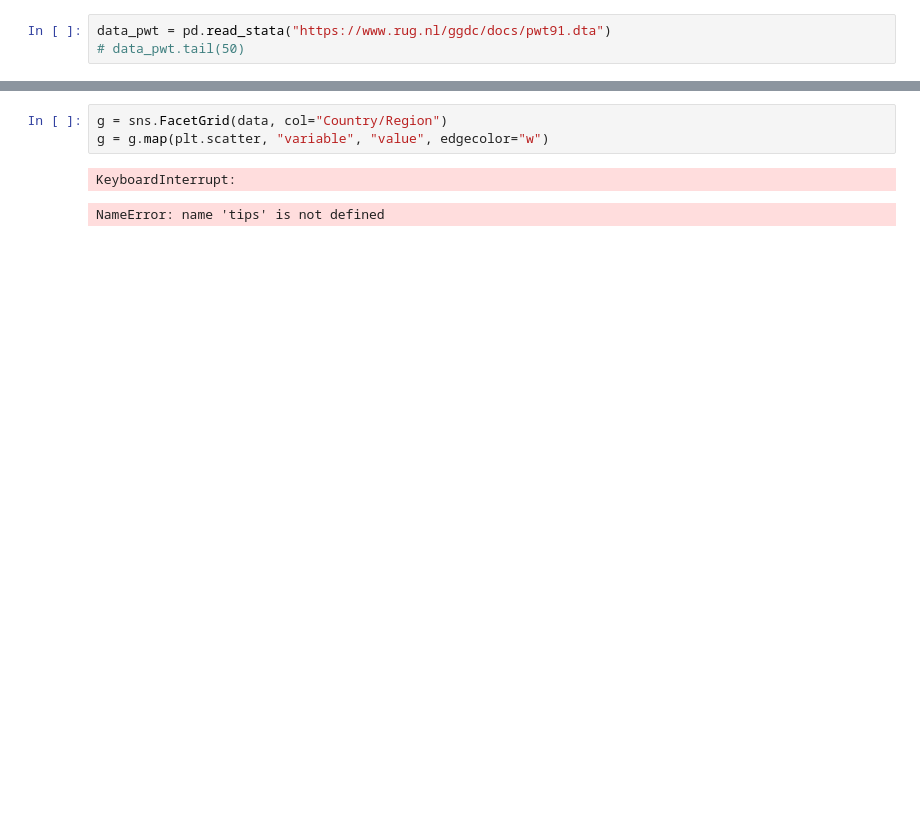
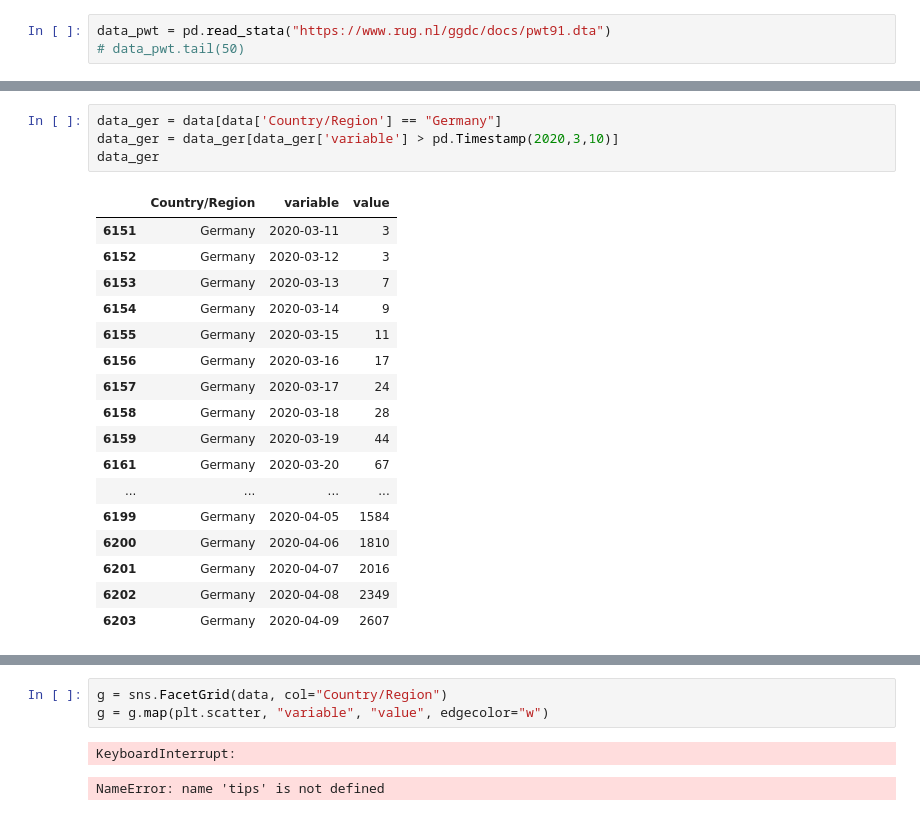
Before and after one commit to takotab/turbolamp, a Jupyter notebook: nbs/index.ipynb, the cells around one changed output, grey strips where cells are left out. Cells and saved outputs as stored; diff of their text form; blank space fills up the shorter version.

```diff
--- a/nbs/index.ipynb
+++ b/nbs/index.ipynb
@@ -84,3 +84,25 @@ data_nl
+# %%
+data_ger = data[data['Country/Region'] == "Germany"]
+data_ger = data_ger[data_ger['variable'] > pd.Timestamp(2020,3,10)]
+data_ger
+# %% [output]
+|  | Country/Region | variable | value |
+| 6151 | Germany | 2020-03-11 | 3 |
+| 6152 | Germany | 2020-03-12 | 3 |
+| 6153 | Germany | 2020-03-13 | 7 |
+| 6154 | Germany | 2020-03-14 | 9 |
+| 6155 | Germany | 2020-03-15 | 11 |
+| 6156 | Germany | 2020-03-16 | 17 |
+| 6157 | Germany | 2020-03-17 | 24 |
+| 6158 | Germany | 2020-03-18 | 28 |
+| 6159 | Germany | 2020-03-19 | 44 |
+| 6161 | Germany | 2020-03-20 | 67 |
+| ... | ... | ... | ... |
+| 6199 | Germany | 2020-04-05 | 1584 |
+| 6200 | Germany | 2020-04-06 | 1810 |
+| 6201 | Germany | 2020-04-07 | 2016 |
+| 6202 | Germany | 2020-04-08 | 2349 |
+| 6203 | Germany | 2020-04-09 | 2607 |
 # %%
 plt.subplots(figsize = (30,15))
 plt.xticks(rotation=70)
```
Also changed, not shown: parts of 5 cells of this notebook.
